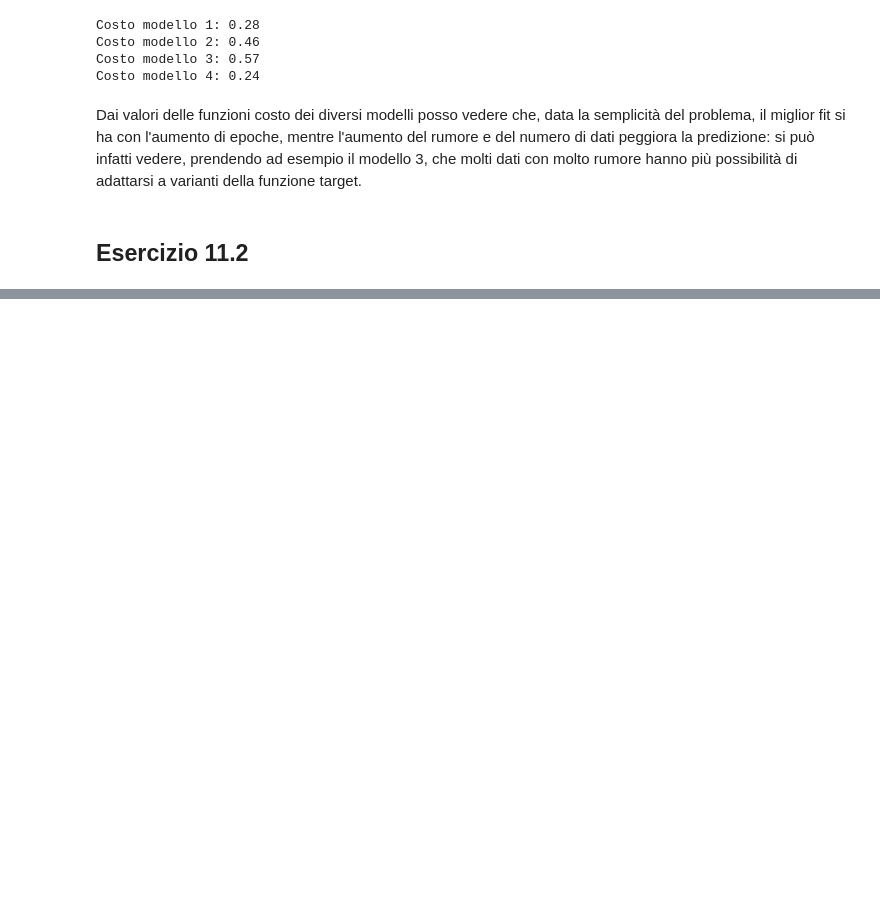
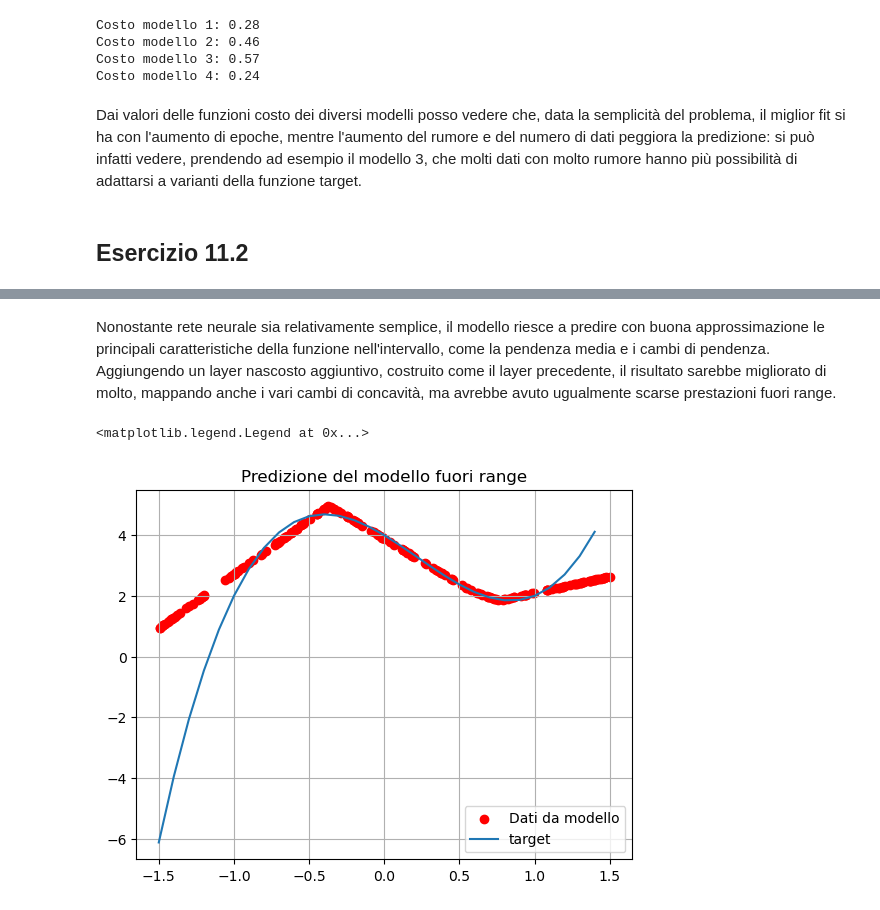
Before and after one commit to paolo-magnani/Esercizi_LSN, a Jupyter notebook: Es11/Esercitazione11.ipynb, the cells around one changed output, grey strips where cells are left out. Cells and saved outputs as stored; diff of their text form; code cells hidden in the pictures; blank space fills up the shorter version.

```diff
--- a/Es11/Esercitazione11.ipynb
+++ b/Es11/Esercitazione11.ipynb
@@ -265,0 +345,14 @@ L'esercizio bla bla bla
+# %% [markdown]
+Nonostante rete neurale sia relativamente semplice, il modello riesce a predire con buona approssimazione le principali caratteristiche della funzione nell'intervallo, come la pendenza media e i cambi di pendenza. Aggiungendo un layer nascosto aggiuntivo, costruito come il layer precedente, il risultato sarebbe migliorato di molto, mappando anche i vari cambi di concavità, ma avrebbe avuto ugualmente scarse prestazioni fuori range.
+# %%
+x_predicted = np.random.uniform(-1.5, 1.5, 200)
+y_predicted = model.predict(x_predicted)
+x_true = np.arange(-1.5,1.5,0.1)
+plt.title('Predizione del modello fuori range')
+plt.scatter(x_predicted, y_predicted,color='r', label='Dati da modello')
+plt.plot(x_true, f(x_true), label='target')
+plt.grid(True)
+plt.legend()
+# %% [output]
+<matplotlib.legend.Legend at 0x...>
+[figure, added]
```
Also changed, not shown: parts of 16 cells of this notebook.
